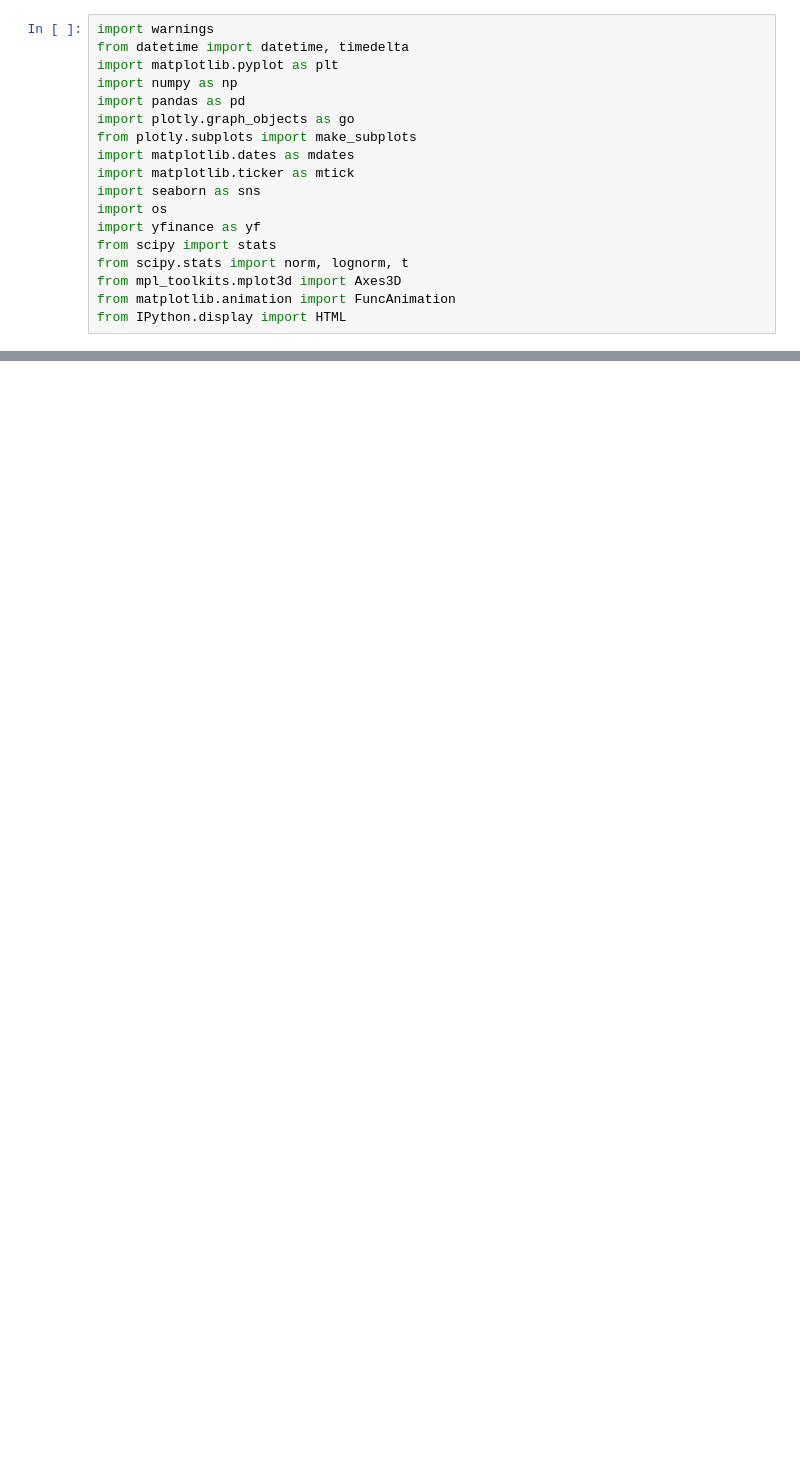
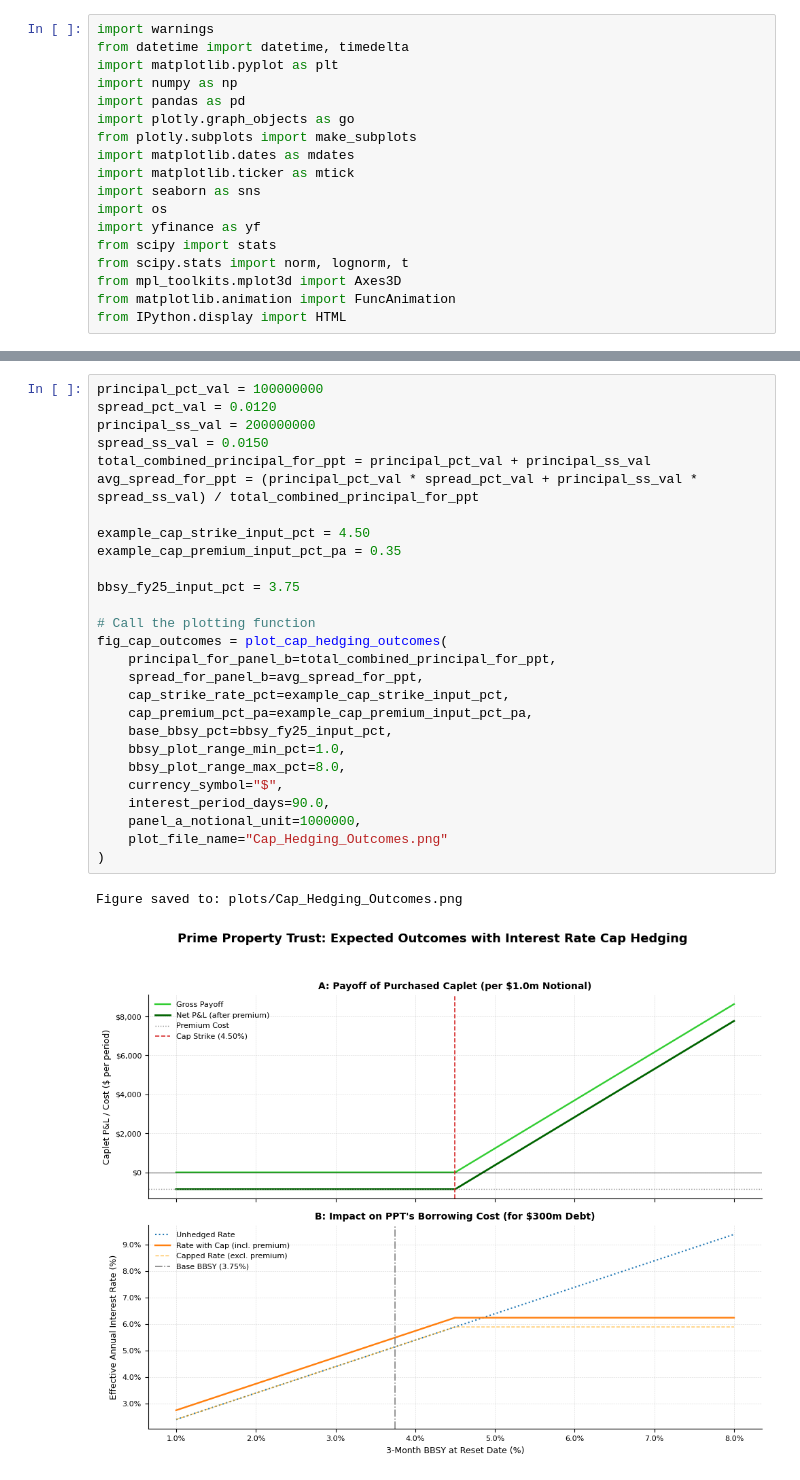
Before and after one commit to ZacKienzle2/CBA, a Jupyter notebook: code/payoffs.ipynb, the cells around one changed output, grey strips where cells are left out. Cells and saved outputs as stored; diff of their text form; blank space fills up the shorter version.

```diff
--- a/code/payoffs.ipynb
+++ b/code/payoffs.ipynb
@@ -236,0 +324,30 @@ Figure saved to: plots/Futures_Hedging_Outcomes_PerContract.png
+# %%
+principal_pct_val = 100000000
+spread_pct_val = 0.0120
+principal_ss_val = 200000000
+spread_ss_val = 0.0150
+total_combined_principal_for_ppt = principal_pct_val + principal_ss_val
+avg_spread_for_ppt = (principal_pct_val * spread_pct_val + principal_ss_val * spread_ss_val) / total_combined_principal_for_ppt
+
+example_cap_strike_input_pct = 4.50
+example_cap_premium_input_pct_pa = 0.35
+
+bbsy_fy25_input_pct = 3.75
+
+# Call the plotting function
+fig_cap_outcomes = plot_cap_hedging_outcomes(
+    principal_for_panel_b=total_combined_principal_for_ppt,
+    spread_for_panel_b=avg_spread_for_ppt,
+    cap_strike_rate_pct=example_cap_strike_input_pct,
+    cap_premium_pct_pa=example_cap_premium_input_pct_pa,
+    base_bbsy_pct=bbsy_fy25_input_pct,
+    bbsy_plot_range_min_pct=1.0,
+    bbsy_plot_range_max_pct=8.0,
+    currency_symbol="$",
+    interest_period_days=90.0,
+    panel_a_notional_unit=1000000,
+    plot_file_name="Cap_Hedging_Outcomes.png"
+)
+# %% [output]
+Figure saved to: plots/Cap_Hedging_Outcomes.png
+[figure, added]
```
Also changed, not shown: parts of 8 cells of this notebook, 31 other files.
